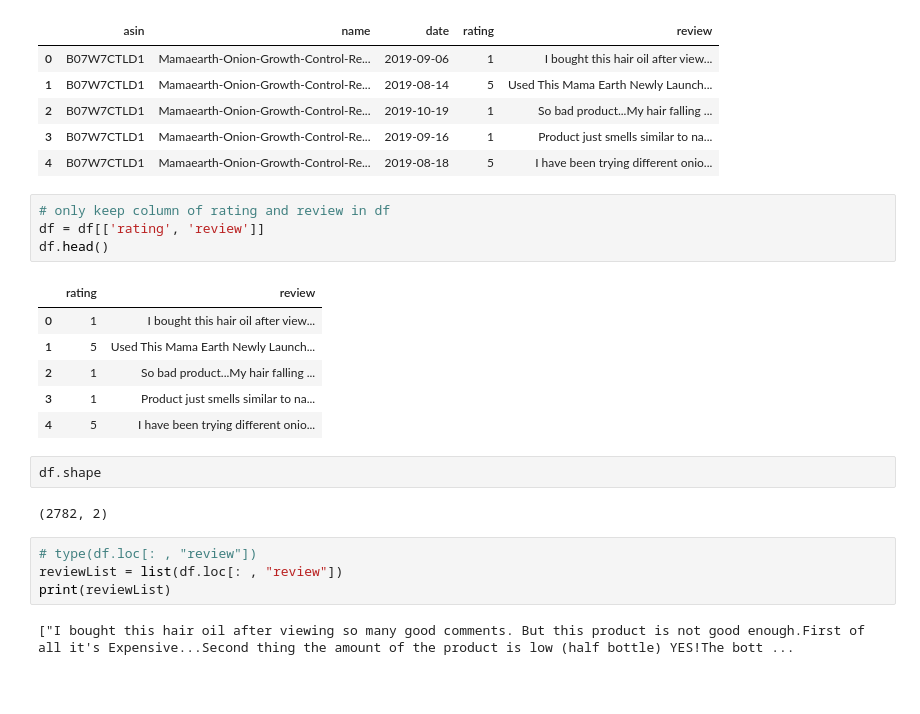
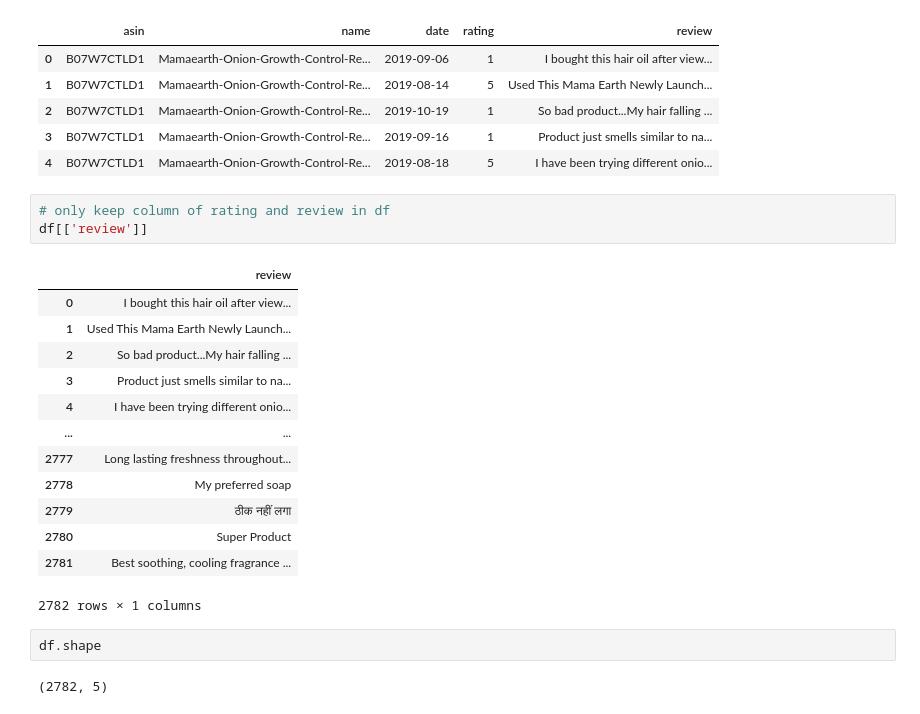
Before and after one commit to muditjaindev/Review-To-Rating-Converter-Using-RNN-LSTM-Based-Model, a Jupyter notebook: main.ipynb, the cells around one changed output. Cells and saved outputs as stored; diff of their text form; blank space fills up the shorter version.

```diff
--- a/main.ipynb
+++ b/main.ipynb
@@ -18,22 +25,22 @@ df.head()
 | 4 | B07W7CTLD1 | Mamaearth-Onion-Growth-Control-Re... | 2019-08-18 | 5 | I have been trying different onio... |
 # %%
 # only keep column of rating and review in df
-df = df[['rating', 'review']]
-df.head()
+df[['review']]
 # %% [output]
-|  | rating | review |
-| 0 | 1 | I bought this hair oil after view... |
-| 1 | 5 | Used This Mama Earth Newly Launch... |
-| 2 | 1 | So bad product...My hair falling ... |
-| 3 | 1 | Product just smells similar to na... |
-| 4 | 5 | I have been trying different onio... |
+|  | review |
+| 0 | I bought this hair oil after view... |
+| 1 | Used This Mama Earth Newly Launch... |
+| 2 | So bad product...My hair falling ... |
+| 3 | Product just smells similar to na... |
+| 4 | I have been trying different onio... |
+| ... | ... |
+| 2777 | Long lasting freshness throughout... |
+| 2778 | My preferred soap |
+| 2779 | ठीक नहीं लगा |
+| 2780 | Super Product |
+| 2781 | Best soothing, cooling fragrance ... |
+2782 rows × 1 columns
 # %%
 df.shape
 # %% [output]
-(2782, 2)
+(2782, 5)
-# %%
-# type(df.loc[: , "review"])
-reviewList = list(df.loc[: , "review"])
-print(reviewList)
-# %% [output]
-["I bought this hair oil after viewing so many good comments. But this product is not good enough.First of all it's Expensive...Second thing the amount of the product is low (half bottle) YES!The bott ...
```
Also changed, not shown: parts of 20 cells of this notebook.
